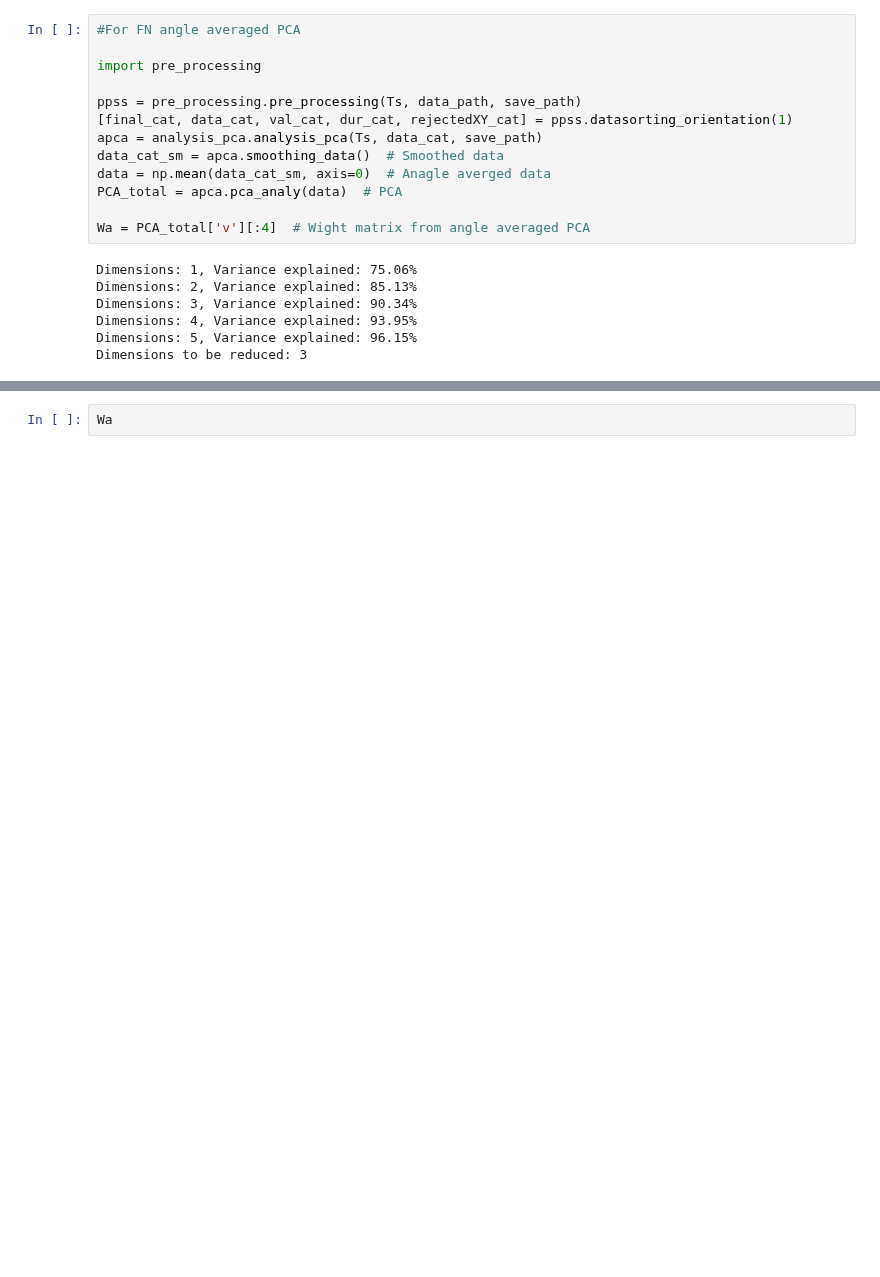
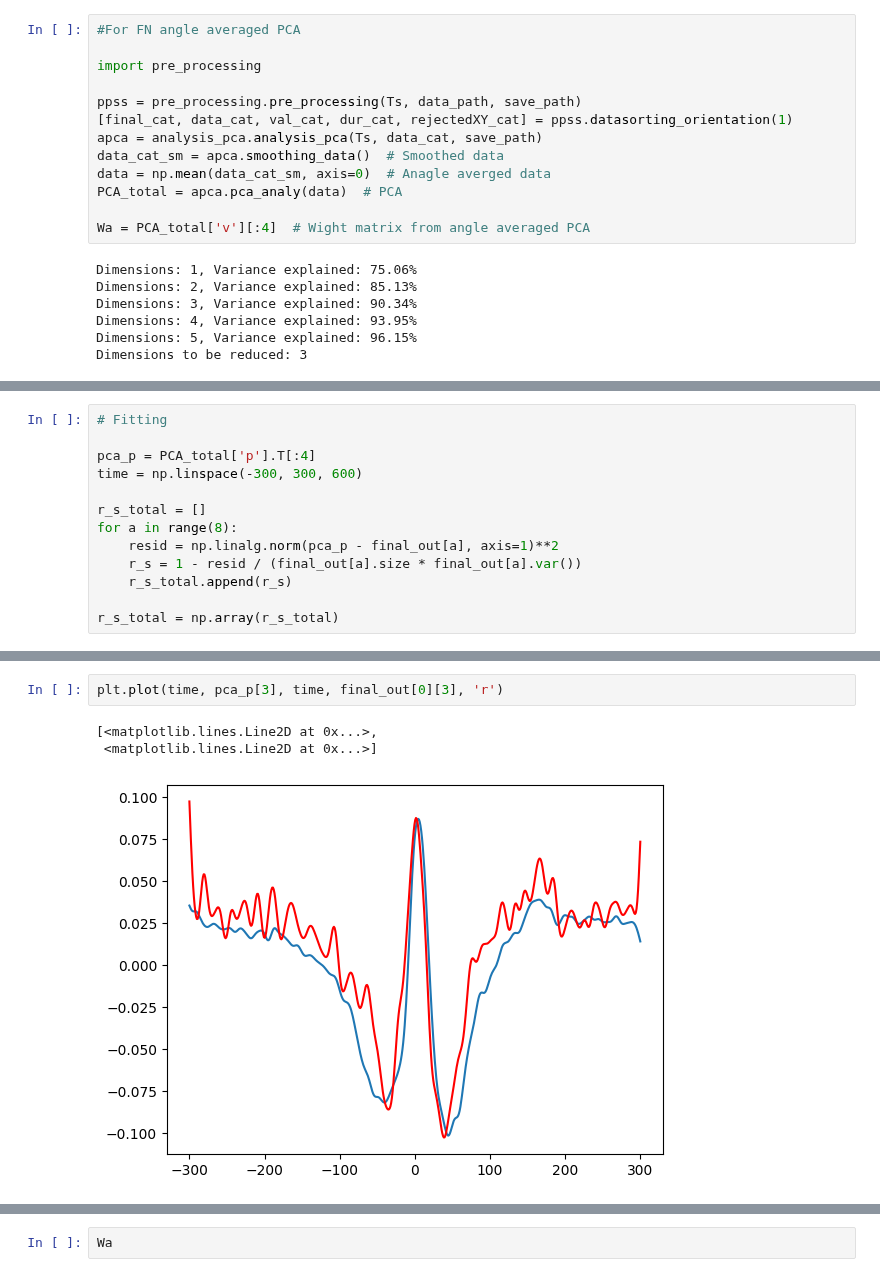
Before and after one commit to NeuroAI-IBS/fn_data_saccade, a Jupyter notebook: Data sorting/python_code/PCA_angle.ipynb, the cells around one changed output, grey strips where cells are left out. Drawn from its saved outputs; the diff is of its cells as text; blank space fills up the shorter version.

```diff
--- a/Data sorting/python_code/PCA_angle.ipynb
+++ b/Data sorting/python_code/PCA_angle.ipynb
@@ -47,0 +54,13 @@ for a in range(8):
+# %%
+# Fitting
+
+pca_p = PCA_total['p'].T[:4]
+time = np.linspace(-300, 300, 600)
+
+r_s_total = []
+for a in range(8):
+    resid = np.linalg.norm(pca_p - final_out[a], axis=1)**2
+    r_s = 1 - resid / (final_out[a].size * final_out[a].var())
+    r_s_total.append(r_s)
+
+r_s_total = np.array(r_s_total)
@@ -48 +87,7 @@ for a in range(8):
+# %%
+plt.plot(time, pca_p[3], time, final_out[0][3], 'r')
+# %% [output]
+[<matplotlib.lines.Line2D at 0x...>,
+ <matplotlib.lines.Line2D at 0x...>]
+[figure, added]
 # %%
```
Also changed, not shown: parts of 5 cells of this notebook.
